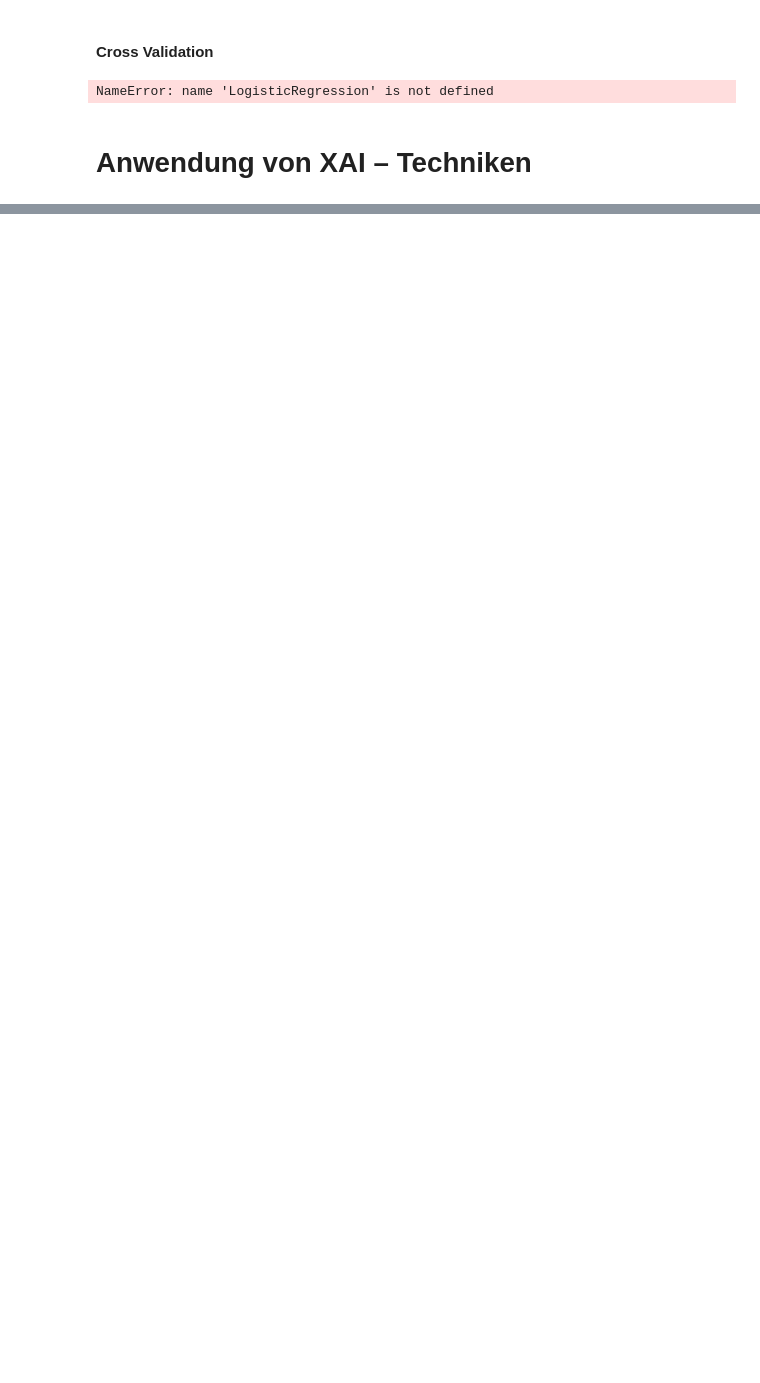
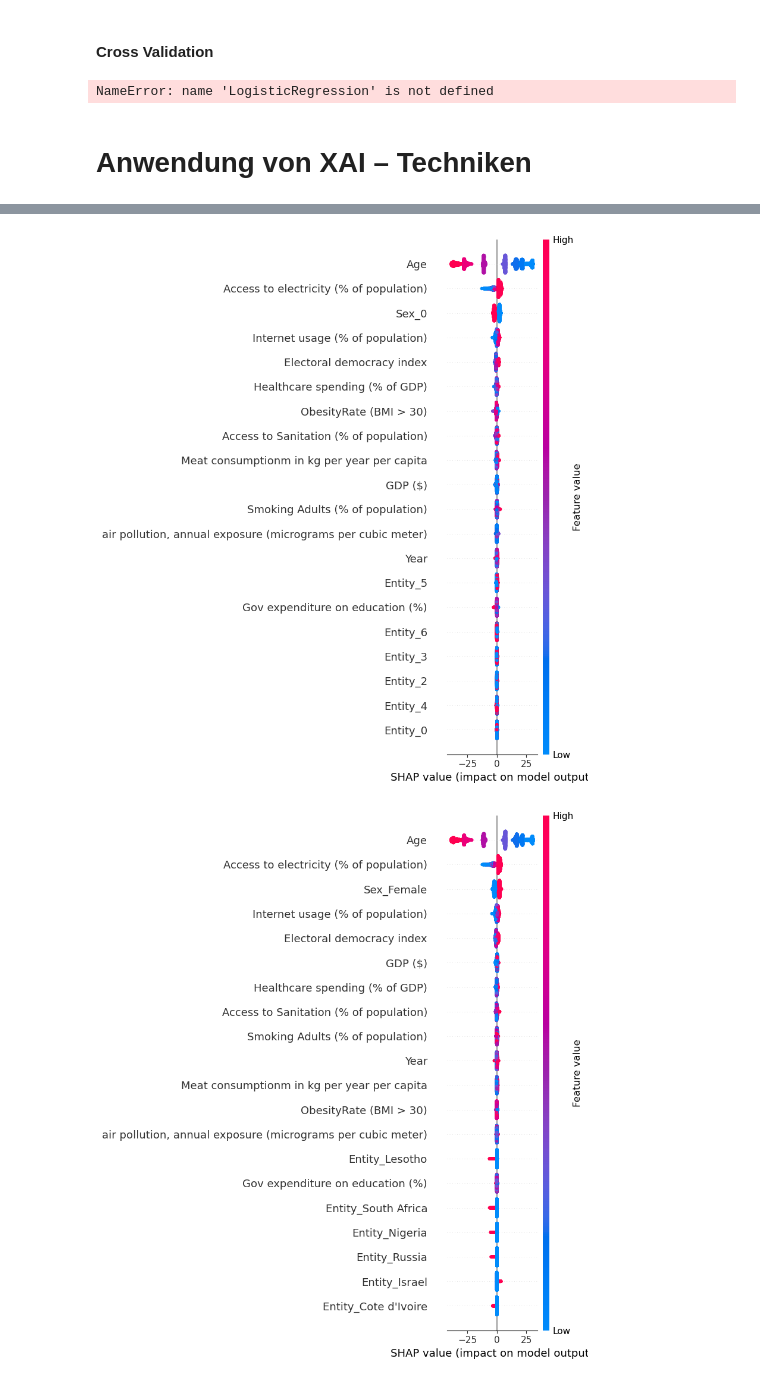
Before and after one commit to HarisFetic/Lebenserwartungs-Rechner-Projekt, a Jupyter notebook: sven/final.ipynb, the cells around one changed output, grey strips where cells are left out. Saved outputs shown, nothing was run; the diff lists cells and outputs as text; code cells hidden in the pictures; blank space fills up the shorter version.

```diff
--- a/sven/final.ipynb
+++ b/sven/final.ipynb
@@ -2122,0 +2398,16 @@ shap.force_plot(explainer.expected_value, shap_values[i], X_test.iloc[i])
+# %%
+# Running the function for both datasets
+results_xgb_binary = train_and_evaluate_xgb('training_dataset_binary.csv')
+results_xgb_onehot = train_and_evaluate_xgb('training_dataset_onehot.csv')
+
+# Creating SHAP explainers for XGBoost models
+explainer_xgb_binary = shap.Explainer(results_xgb_binary['model'])
+shap_values_xgb_binary = explainer_xgb_binary(results_xgb_binary['X_test'])
+
+explainer_xgb_onehot = shap.Explainer(results_xgb_onehot['model'])
+shap_values_xgb_onehot = explainer_xgb_onehot(results_xgb_onehot['X_test'])
+
+# Visualizing SHAP values
+shap.summary_plot(shap_values_xgb_binary, results_xgb_binary['X_test'])
+shap.summary_plot(shap_values_xgb_onehot, results_xgb_onehot['X_test'])
+# %% [output]
@@ -2122,0 +2417,2 @@ shap.force_plot(explainer.expected_value, shap_values[i], X_test.iloc[i])
+[figure, added]
+[figure, added]
```
Also changed, not shown: parts of 43 cells of this notebook.
